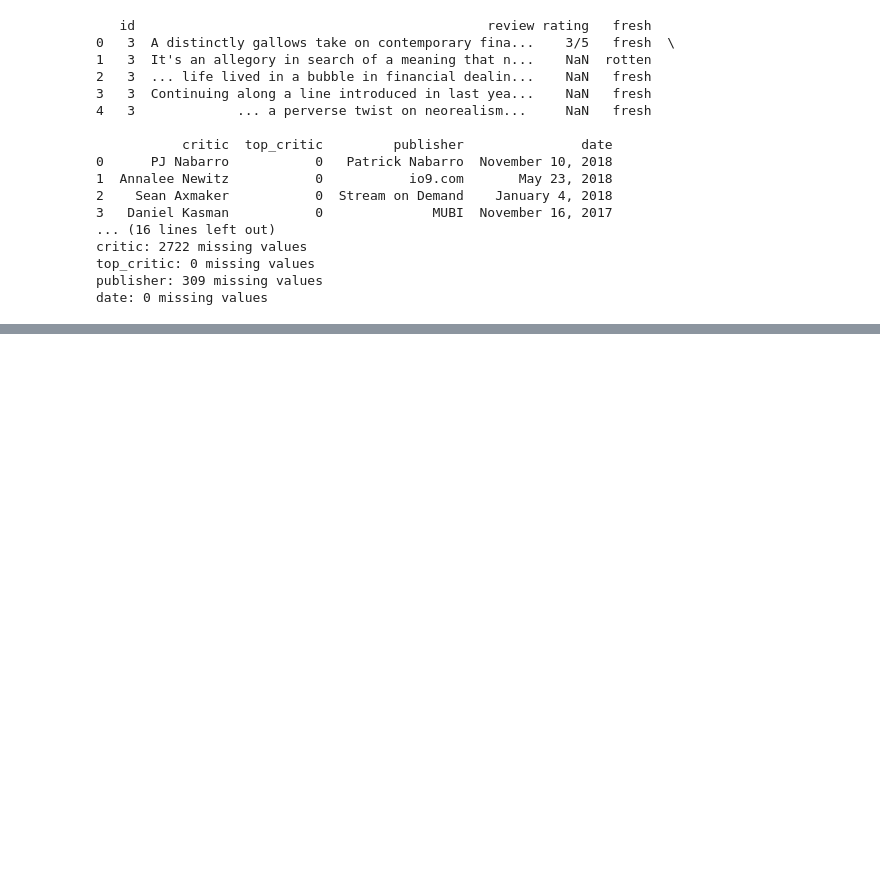
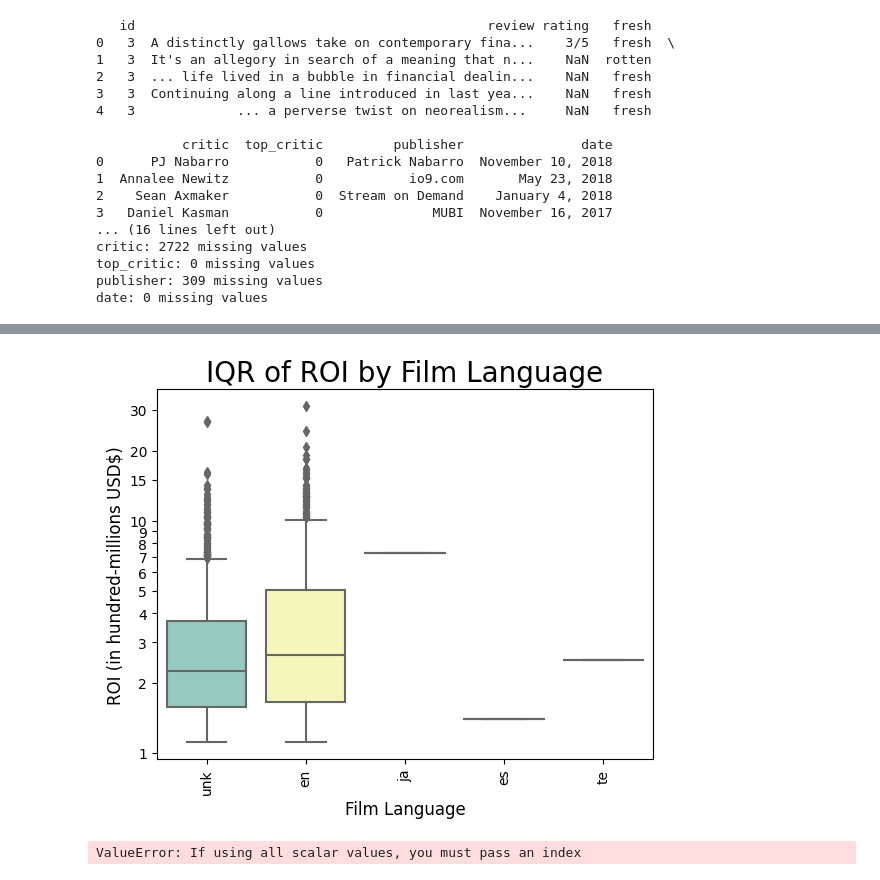
Before and after one commit to betsybetsybetsy2021/Phase1Project, a Jupyter notebook: index.ipynb, the cells around one changed output, grey strips where cells are left out. Cells and saved outputs as stored; diff of their text form; code cells hidden in the pictures; blank space fills up the shorter version.

```diff
--- a/index.ipynb
+++ b/index.ipynb
@@ -572,0 +1042,40 @@ conn.close()
+# %%
+import seaborn as sns
+from matplotlib.ticker import ScalarFormatter
+
+
+sns.boxplot(x = 'original_language', y='ROI', data = title_merge_df, palette="Set3")
+#print(ax.get_xticklabels)
+plt.yscale('log')
+plt.title('IQR of ROI by Film Language', fontsize=20)
+plt.xlabel('Film Language', fontsize=12)
+plt.ylabel('ROI (in hundred-millions USD$)', fontsize=12)
+ytick_values = [1e8, 2e8, 3e8, 4e8, 5e8, 6e8, 7e8, 8e8, 9e8, 1e9, 1.5e9, 2e9, 3e9]
+ytick_labels = []
+for value in ytick_values:
+    label = (str(int(value/100000000)))
+    ytick_labels.append(label)
+plt.yticks(ticks=ytick_values, labels=ytick_labels)
+#axis.set(xticks =['en', 'ja', 'unk', 'es', 'te'], xticklabel=['E', 'J', "U", 'S', 'T'])
+
+plt.xticks(rotation=90);
+# %% [output]
+[figure, added]
+# %%
+# prep to plot boxplots by year
+title_merge_df.groupby(by='Year', dropna=True)
+
+# Set the figure size
+#plt.rcParams["figure.figsize"] = [7.50, 3.50]
+#plt.rcParams["figure.autolayout"] = True
+
+# Pandas dataframe
+data = pd.DataFrame({"Box1": title_merge_df.groupby(by='Year', dropna=True)}) #, "Box2": 1})
+
+# Plot the dataframe
+#ax = data[['Box1', 'Box2']].plot(kind='box', title='boxplot')
+
+# Display the plot
+plt.show()
+# %% [output]
+ValueError: If using all scalar values, you must pass an index
```
Also changed, not shown: parts of 46 cells of this notebook.
